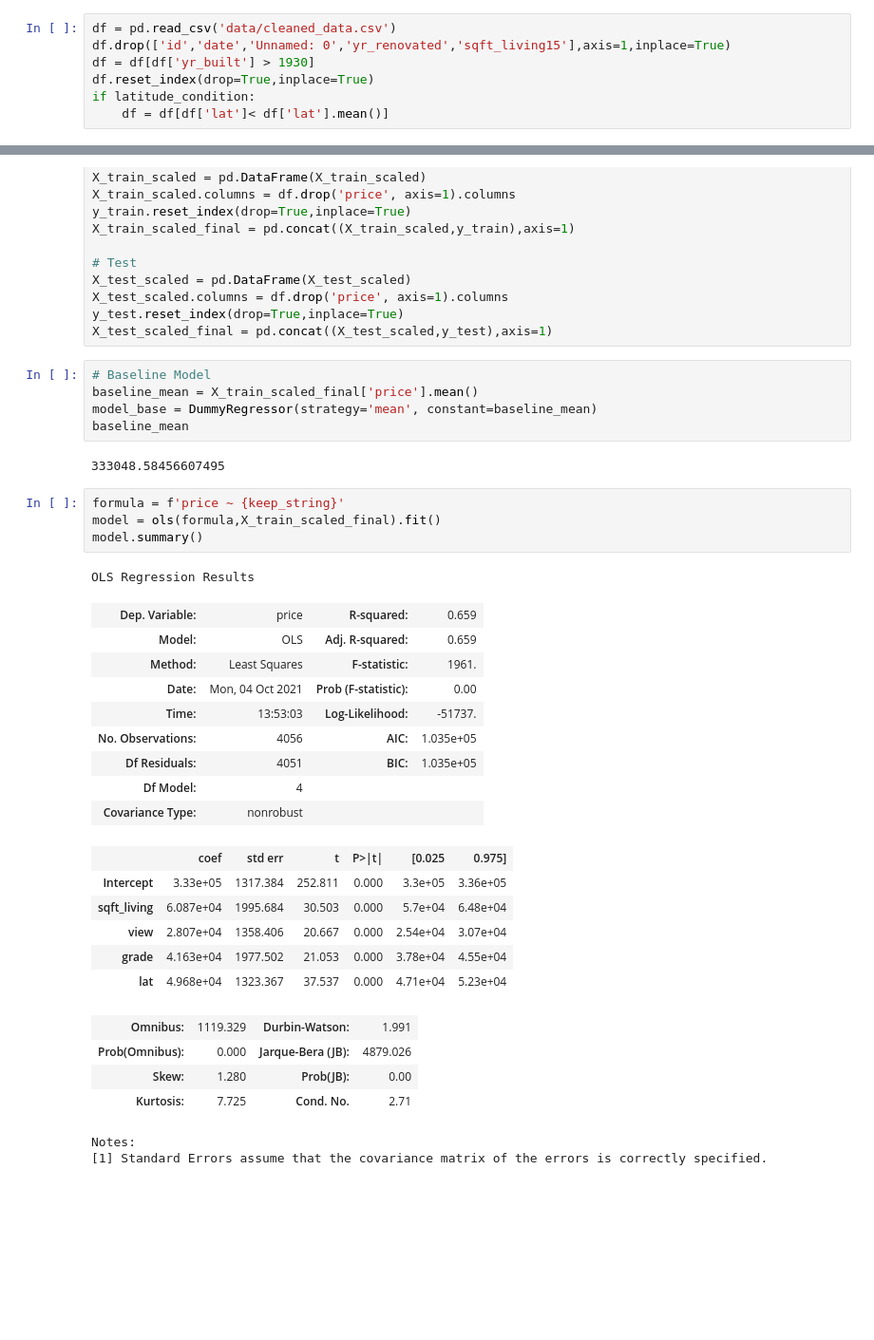
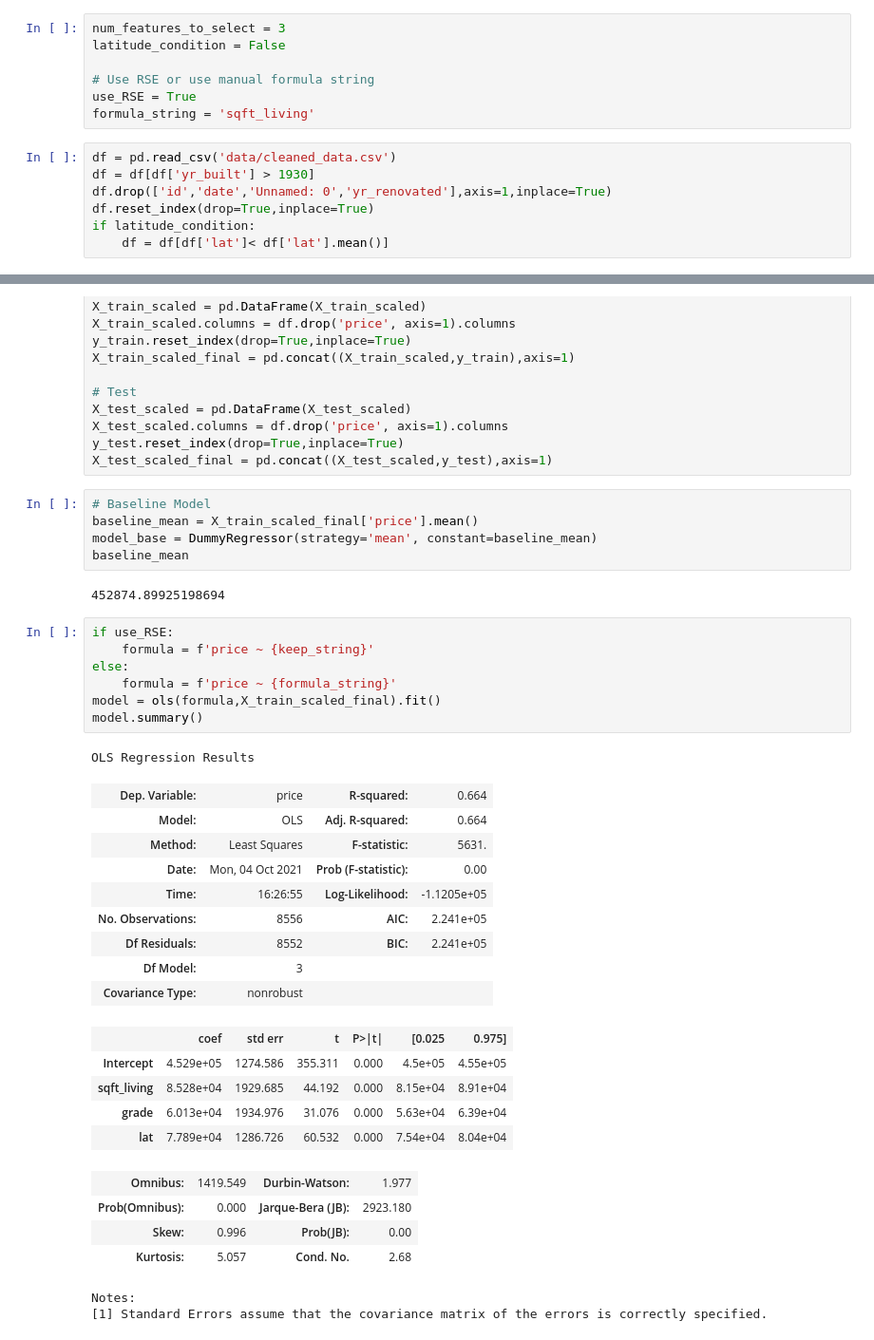
Before and after one commit to ewjohn127/dsc_project2, a Jupyter notebook: project_ideas.ipynb, the cells around one changed output, grey strips where cells are left out. Shown at 95% size. Drawn from its saved outputs; the diff is of its cells as text; blank space fills up the shorter version.

Commit message:
Finished first model with model validation

```diff
--- a/project_ideas.ipynb
+++ b/project_ideas.ipynb
@@ -97,7 +96,14 @@ latitude_condition = True
+# %%
+num_features_to_select = 3
+latitude_condition = False
+
+# Use RSE or use manual formula string
+use_RSE = True
+formula_string = 'sqft_living'
 # %%
 df = pd.read_csv('data/cleaned_data.csv')
-df.drop(['id','date','Unnamed: 0','yr_renovated','sqft_living15'],axis=1,inplace=True)
 df = df[df['yr_built'] > 1930]
+df.drop(['id','date','Unnamed: 0','yr_renovated'],axis=1,inplace=True)
 df.reset_index(drop=True,inplace=True)
 if latitude_condition:
     df = df[df['lat']< df['lat'].mean()]
@@ -210,32 +182,34 @@ baseline_mean = X_train_scaled_final['price'].mean()
 model_base = DummyRegressor(strategy='mean', constant=baseline_mean)
 baseline_mean
 # %% [output]
-333048.58456607495
+452874.89925198694
 # %%
-formula = f'price ~ {keep_string}'
+if use_RSE:
+    formula = f'price ~ {keep_string}'
+else:
+    formula = f'price ~ {formula_string}'
 model = ols(formula,X_train_scaled_final).fit()
 model.summary()
 # %% [output]
 OLS Regression Results
-| Dep. Variable: | price | R-squared: | 0.659 |
-| Model: | OLS | Adj. R-squared: | 0.659 |
-| Method: | Least Squares | F-statistic: | 1961. |
+| Dep. Variable: | price | R-squared: | 0.664 |
+| Model: | OLS | Adj. R-squared: | 0.664 |
+| Method: | Least Squares | F-statistic: | 5631. |
 | Date: | Mon, 04 Oct 2021 | Prob (F-statistic): | 0.00 |
-| Time: | 13:53:03 | Log-Likelihood: | -51737. |
-| No. Observations: | 4056 | AIC: | 1.035e+05 |
-| Df Residuals: | 4051 | BIC: | 1.035e+05 |
-| Df Model: | 4 |  |  |
+| Time: | 16:26:55 | Log-Likelihood: | -1.1205e+05 |
+| No. Observations: | 8556 | AIC: | 2.241e+05 |
+| Df Residuals: | 8552 | BIC: | 2.241e+05 |
+| Df Model: | 3 |  |  |
 | Covariance Type: | nonrobust |  |  |
 |  | coef | std err | t | P>|t| | [0.025 | 0.975] |
-| Intercept | 3.33e+05 | 1317.384 | 252.811 | 0.000 | 3.3e+05 | 3.36e+05 |
-| sqft_living | 6.087e+04 | 1995.684 | 30.503 | 0.000 | 5.7e+04 | 6.48e+04 |
-| view | 2.807e+04 | 1358.406 | 20.667 | 0.000 | 2.54e+04 | 3.07e+04 |
-| grade | 4.163e+04 | 1977.502 | 21.053 | 0.000 | 3.78e+04 | 4.55e+04 |
-| lat | 4.968e+04 | 1323.367 | 37.537 | 0.000 | 4.71e+04 | 5.23e+04 |
+| Intercept | 4.529e+05 | 1274.586 | 355.311 | 0.000 | 4.5e+05 | 4.55e+05 |
+| sqft_living | 8.528e+04 | 1929.685 | 44.192 | 0.000 | 8.15e+04 | 8.91e+04 |
+| grade | 6.013e+04 | 1934.976 | 31.076 | 0.000 | 5.63e+04 | 6.39e+04 |
+| lat | 7.789e+04 | 1286.726 | 60.532 | 0.000 | 7.54e+04 | 8.04e+04 |
-| Omnibus: | 1119.329 | Durbin-Watson: | 1.991 |
-| Prob(Omnibus): | 0.000 | Jarque-Bera (JB): | 4879.026 |
-| Skew: | 1.280 | Prob(JB): | 0.00 |
-| Kurtosis: | 7.725 | Cond. No. | 2.71 |
+| Omnibus: | 1419.549 | Durbin-Watson: | 1.977 |
+| Prob(Omnibus): | 0.000 | Jarque-Bera (JB): | 2923.180 |
+| Skew: | 0.996 | Prob(JB): | 0.00 |
+| Kurtosis: | 5.057 | Cond. No. | 2.68 |
 Notes:
 [1] Standard Errors assume that the covariance matrix of the errors is correctly specified.
 # %%
```
Also changed, not shown: parts of 21 cells of this notebook.
